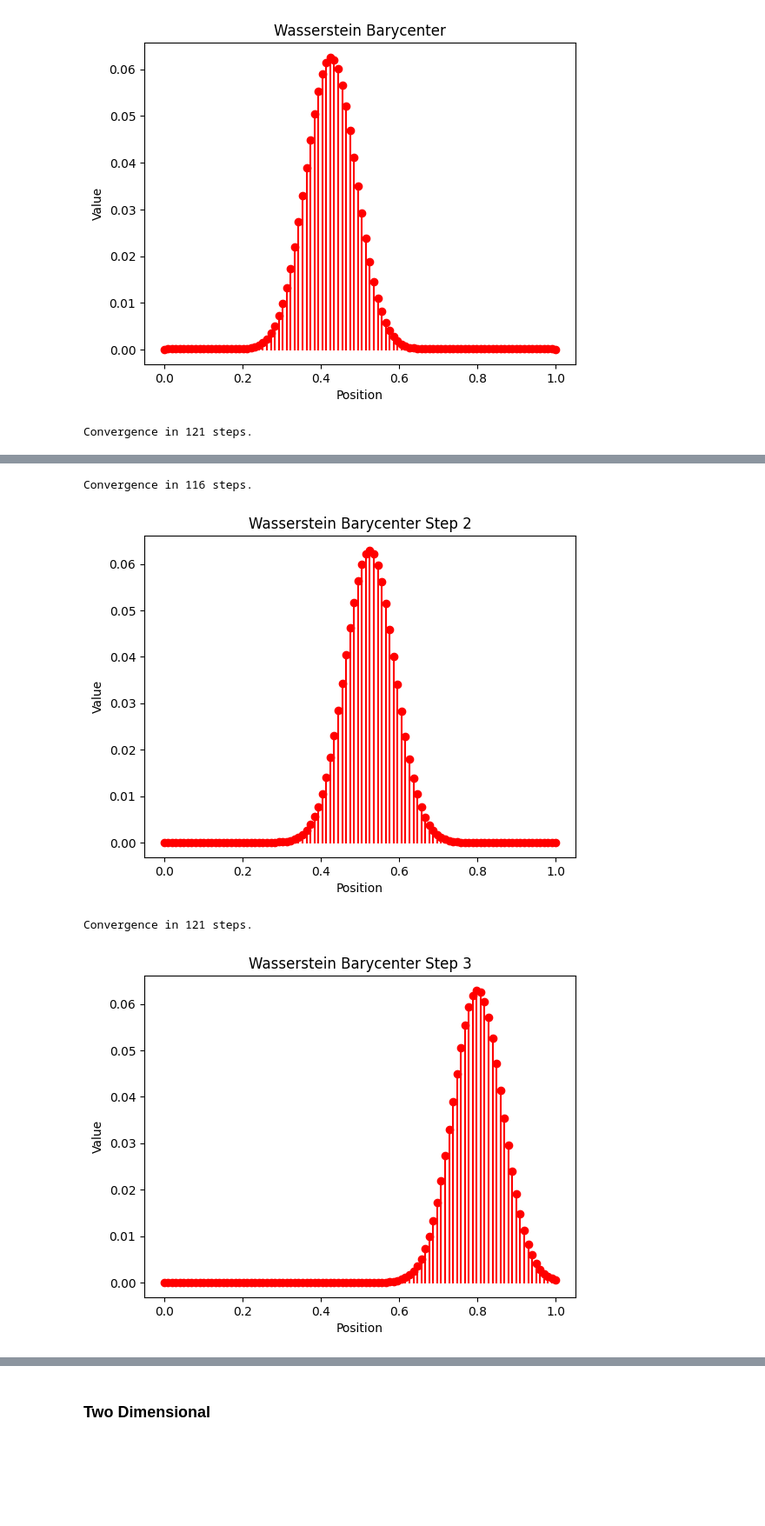
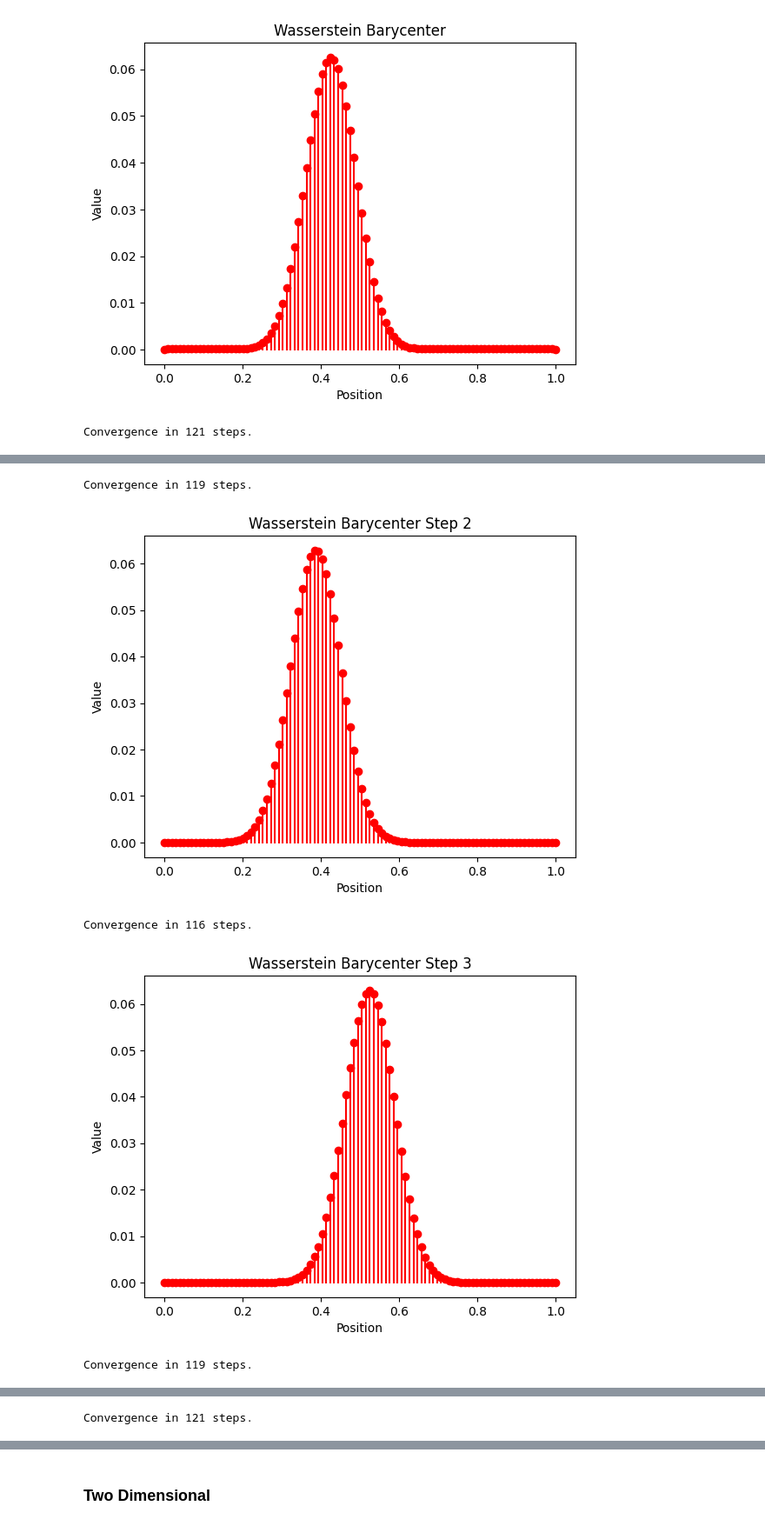
Before and after one commit to antonpagel/Computational-Optimal-Transport, a Jupyter notebook: Computational_Optimal_Transport.ipynb, the cells around one changed output, grey strips where cells are left out. Shown at 87% size. Cells and saved outputs as stored; diff of their text form; code cells hidden in the pictures; blank space fills up the shorter version.

```diff
--- a/Computational_Optimal_Transport.ipynb
+++ b/Computational_Optimal_Transport.ipynb
@@ -8,18 +10,11 @@ We will call any element $a$ belonging to the probability simplex $Σ_n \overset
 # %%
-# @title A discrete Histogram
-from matplotlib import pyplot as plt
-import numpy as np
-
-def showHistogram(a, title = "") :
+# @title Plot a Histogram
+def plotHistogram(a, title = "", xlabel = "Position", ylabel = "Value") :
     x = np.linspace(0, 1, len(a))
     for i, val in enumerate(a):
         plt.plot([x[i], x[i]], [0, val], color="red")
         plt.scatter(x[i], val, color="red")
     plt.title(title)
-    plt.xlabel("Position")
-    plt.ylabel("Value")
+    plt.xlabel(xlabel)
+    plt.ylabel(ylabel)
     plt.show()
-
-a = np.random.rand(10)
-a = a / np.sum(a)
-showHistogram(a, "Random Histogram")
@@ -29,0 +28,10 @@ To be able to work with a positive, continous measure $α$, we will sample the m
+# %%
+# @title Example Histograms for Bakeries and Cafes
+
+a = np.array([2, 2, 1, 5, 0, 1, 4, 5])
+b = np.array([0, 1, 4, 5, 6, 0, 0, 4])
+a = a / np.sum(a)
+b = b / np.sum(b)
+
+plotHistogram(a, xlabel="Bakery", ylabel="Number of Pastel de Nata")
+plotHistogram(b, xlabel="Cafe", ylabel="Number of Pastel de Nata")
@@ -42,11 +53,11 @@ showHistogram(a, "Gaussian")
 # %% [output]
 [figure]
 # %%
-# @title Sampling an indikator function
-def indikator(x, lowerBound, upperBound) :
+# @title Sampling an indicator function
+def indicator(x, lowerBound, upperBound) :
     return [0 if p < lowerBound or upperBound < p else 1 for p in x]
 
-b = getHistogram(100, indikator, **{"lowerBound" : .25, "upperBound" : .5})
-showHistogram(b, "Indikator")
+b = getHistogram(100, indicator, **{"lowerBound" : .25, "upperBound" : .5})
+plotHistogram(b, "Indicator")
 # %% [output]
 [figure]
@@ -336,26 +333,27 @@ Convergence in 261 steps.
 # %%
 # @title Wasserstein Barycenter of two Gaussians in $n$ Steps
 # @markdown Change the resolution.
 resolution = 100 # @param ["10", "100", "1000"] {type:"raw"}
 # @markdown Change the value of $\varepsilon$.
 eps = 1e-3 # @param ["1", "1e-1", "1e-2", "1e-3", "1e-4", "1e-5", "1e-6"] {type:"raw"}
 # @markdown Number of steps.
-steps = 3 # @param {"type":"integer"}
+steps = 5 # @param {"type":"integer"}
 
 b1 = getHistogram(resolution, gaussian, **{"sigma" : .06, "mu" : .25})
 b2 = getHistogram(resolution, gaussian, **{"sigma" : .06, "mu" : .8})
 
 C = getSquaredDistanceMatrix(resolution, resolution)
 
 for i in range(steps) :
     l = i/(steps-1)
     lambd = np.array([1-l, l])
     P, a, err = barycenter(b1, b2, resolution, lambd, C, eps, 1e-8, 1000)
-    showHistogram(a, "Wasserstein Barycenter Step " + str(i+1))
+    plotHistogram(a, "Wasserstein Barycenter Step " + str(i+1))
 # %% [output]
 Convergence in 121 steps.
 [figure]
-Convergence in 116 steps.
+Convergence in 119 steps.
-[figure, old version]
+[figure, new version]
-Convergence in 121 steps.
+Convergence in 116 steps.
-[figure, old version]
+[figure, new version]
+Convergence in 119 steps.
@@ -361,0 +361 @@ Convergence in 121 steps.
+Convergence in 121 steps.
```
Also changed, not shown: parts of 31 cells of this notebook.
